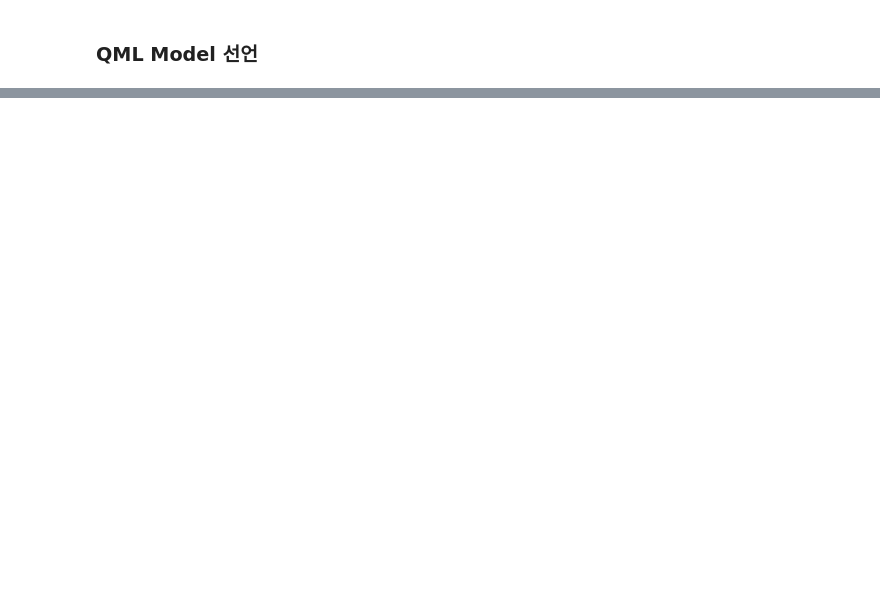
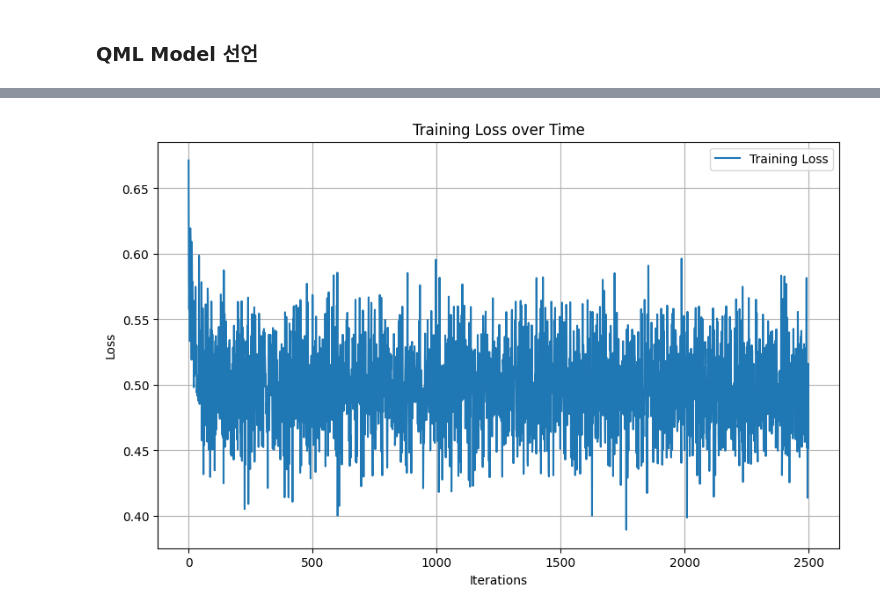
Before and after one commit to sehyunsix/NERF-vs-QRF, a Jupyter notebook: BottomUp/sin/model_train.ipynb, the cells around one changed output, grey strips where cells are left out. Saved outputs shown, nothing was run; the diff lists cells and outputs as text; code cells hidden in the pictures; blank space fills up the shorter version.

```diff
--- a/BottomUp/sin/model_train.ipynb
+++ b/BottomUp/sin/model_train.ipynb
@@ -123,0 +80,4 @@ RuntimeError: Found dtype Float but expected Double
+# %%
+trainer2.plot_list(trainer2.train_loss_list)
+# %% [output]
+[figure, added]
```
Also changed, not shown: parts of 12 cells of this notebook, 3 other files.
